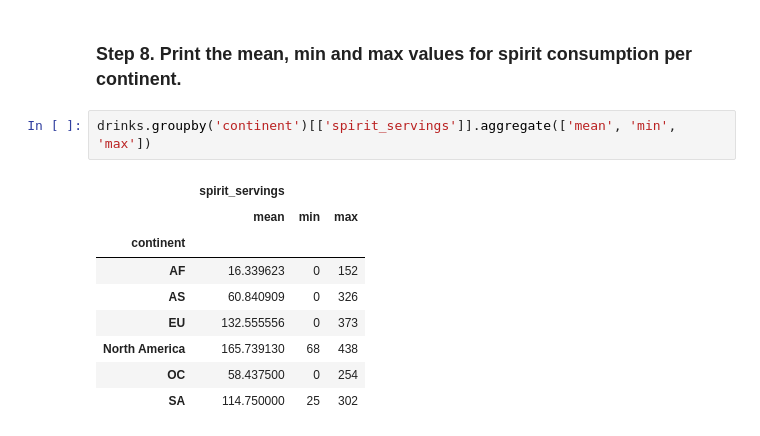
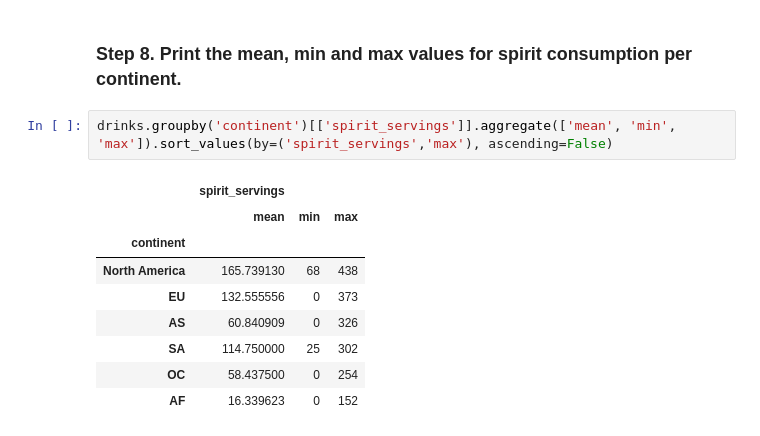
Before and after one commit to sarave-coder/2026-10-BILBAO-FT-Data-Science, a Jupyter notebook: 2-Data_Analysis/2-Pandas/Practica/4-Alcohol_Consumption/Alcohol_Consumption_S.ipynb, the cells around one changed output. Saved outputs shown, nothing was run; the diff lists cells and outputs as text.

```diff
--- a/2-Data_Analysis/2-Pandas/Practica/4-Alcohol_Consumption/Alcohol_Consumption_S.ipynb
+++ b/2-Data_Analysis/2-Pandas/Practica/4-Alcohol_Consumption/Alcohol_Consumption_S.ipynb
@@ -157,14 +168,14 @@ drinks.groupby('continent')[['beer_servings', 'spirit_servings', 'wine_servings'
 # %% [markdown]
 ### Step 8. Print the mean, min and max values for spirit consumption per continent.
 # %%
-drinks.groupby('continent')[['spirit_servings']].aggregate(['mean', 'min', 'max'])
+drinks.groupby('continent')[['spirit_servings']].aggregate(['mean', 'min', 'max']).sort_values(by=('spirit_servings','max'), ascending=False)
 # %% [output]
 |  | spirit_servings |  |  |
 |  | mean | min | max |
 | continent |  |  |  |
+| North America | 165.739130 | 68 | 438 |
+| EU | 132.555556 | 0 | 373 |
+| AS | 60.840909 | 0 | 326 |
+| SA | 114.750000 | 25 | 302 |
+| OC | 58.437500 | 0 | 254 |
 | AF | 16.339623 | 0 | 152 |
-| AS | 60.840909 | 0 | 326 |
-| EU | 132.555556 | 0 | 373 |
-| North America | 165.739130 | 68 | 438 |
-| OC | 58.437500 | 0 | 254 |
-| SA | 114.750000 | 25 | 302 |
```
Also changed, not shown: parts of 3 cells of this notebook.
